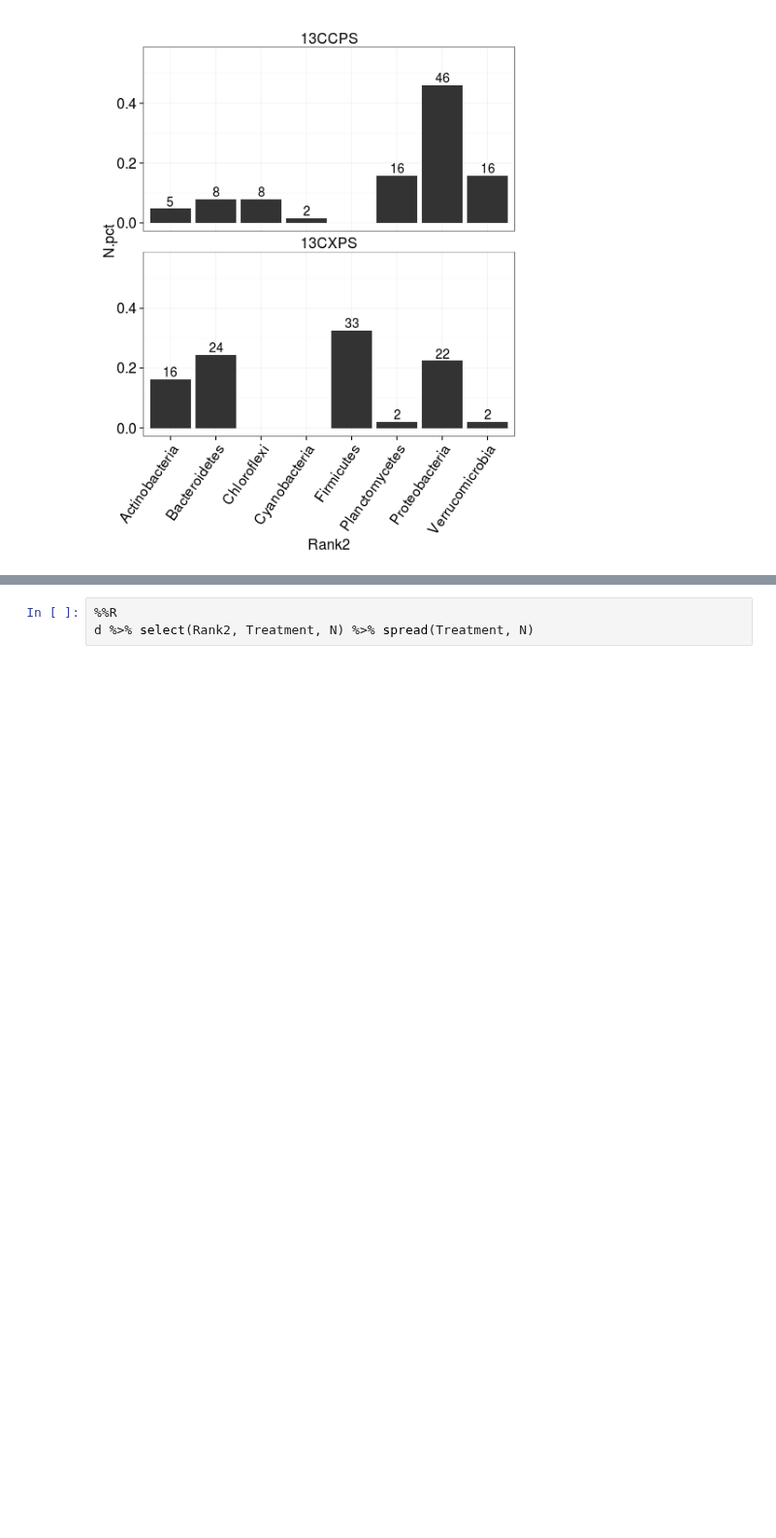
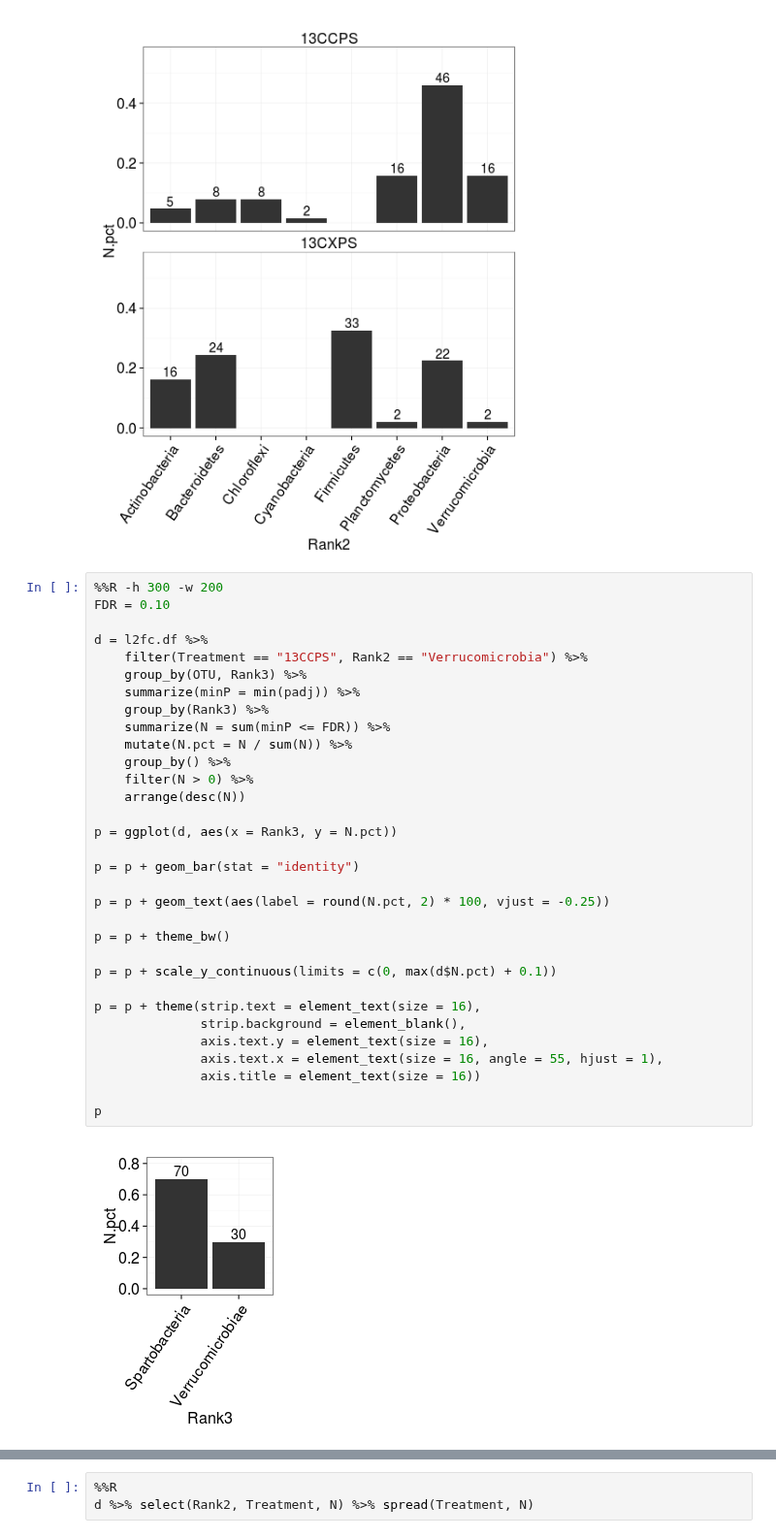
Before and after one commit to chuckpr/CSIP_succession_data_analysis, a Jupyter notebook: figures_and_stats/counts.ipynb, the cells around one changed output, grey strips where cells are left out. Shown at 97% size. Cells and saved outputs as stored; diff of their text form; blank space fills up the shorter version.

```diff
--- a/figures_and_stats/counts.ipynb
+++ b/figures_and_stats/counts.ipynb
@@ -115,3 +125,37 @@ p = p + theme(strip.text = element_text(size = 16),
 p
 # %% [output]
 [figure]
+# %%
+%%R -h 300 -w 200
+FDR = 0.10
+
+d = l2fc.df %>%
+    filter(Treatment == "13CCPS", Rank2 == "Verrucomicrobia") %>%
+    group_by(OTU, Rank3) %>%
+    summarize(minP = min(padj)) %>%
+    group_by(Rank3) %>%
+    summarize(N = sum(minP <= FDR)) %>%
+    mutate(N.pct = N / sum(N)) %>%
+    group_by() %>%
+    filter(N > 0) %>%
+    arrange(desc(N))
+
+p = ggplot(d, aes(x = Rank3, y = N.pct))
+
+p = p + geom_bar(stat = "identity")
+
+p = p + geom_text(aes(label = round(N.pct, 2) * 100, vjust = -0.25))
+
+p = p + theme_bw()
+
+p = p + scale_y_continuous(limits = c(0, max(d$N.pct) + 0.1))
+
+p = p + theme(strip.text = element_text(size = 16),
+              strip.background = element_blank(),
+              axis.text.y = element_text(size = 16),
+              axis.text.x = element_text(size = 16, angle = 55, hjust = 1),
+              axis.title = element_text(size = 16))
+
+p
+# %% [output]
+[figure, added]
```
Also changed, not shown: parts of 8 cells of this notebook.
